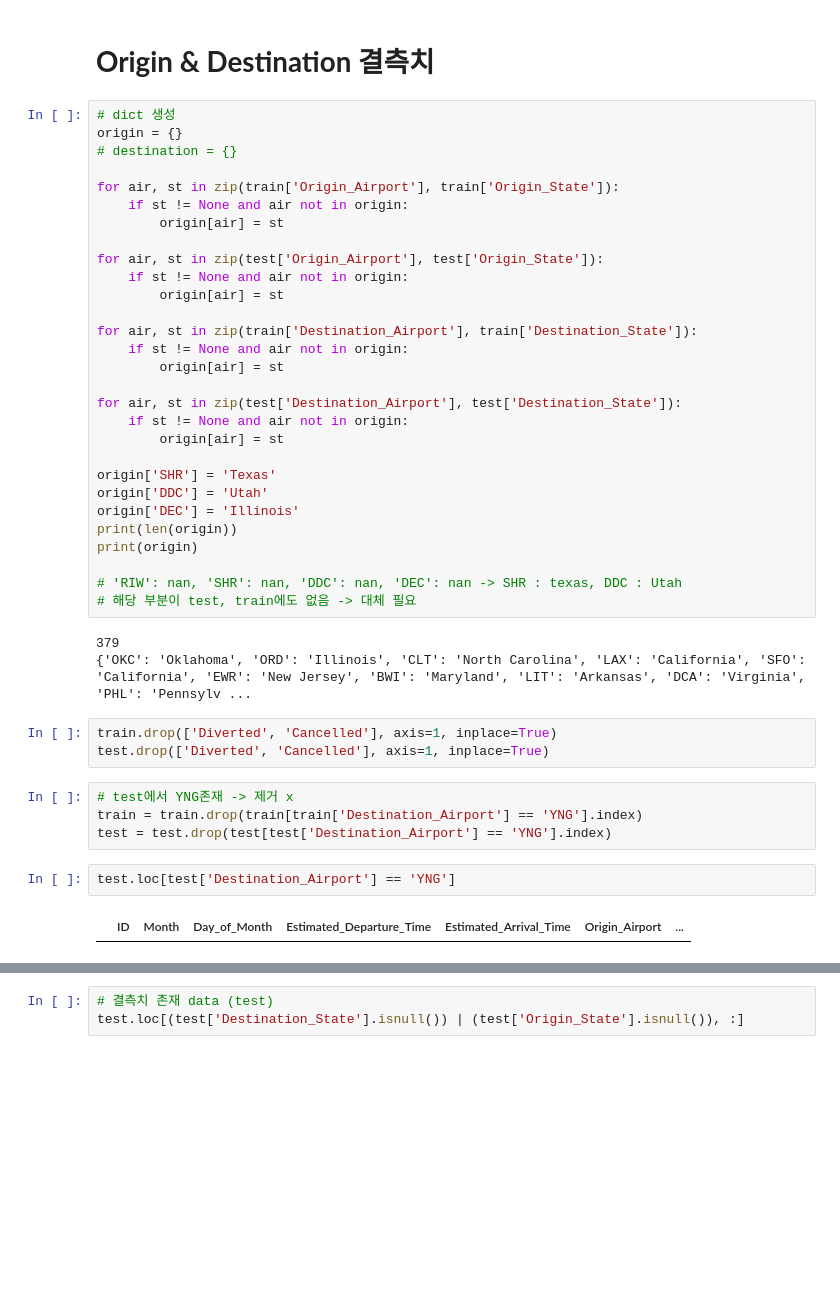
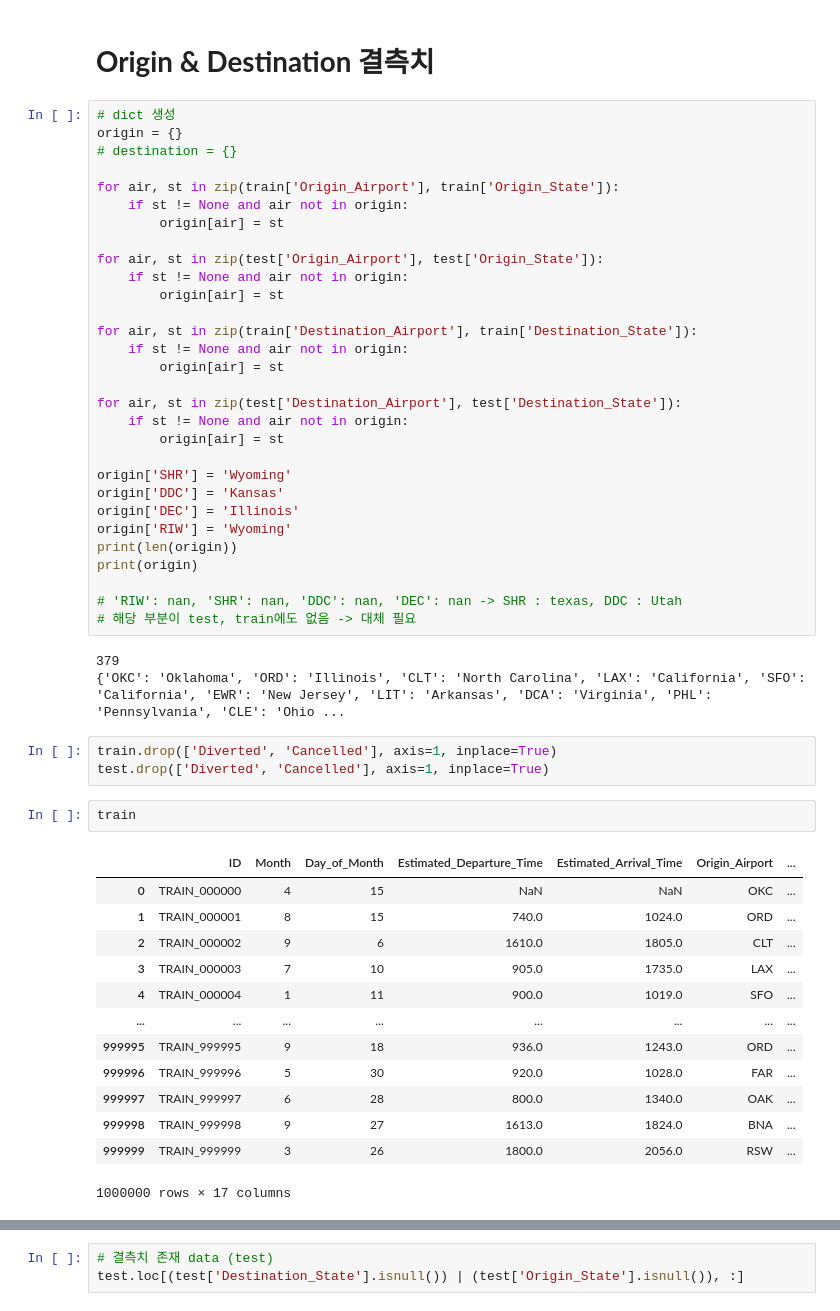
Before and after one commit to YunSeoHwan/My-own-study-repository, a Jupyter notebook: [Baseline]_Parquet_변환과_Random_Forest_Classifier.ipynb, the cells around one changed output, grey strips where cells are left out. Cells and saved outputs as stored; diff of their text form; blank space fills up the shorter version.

```diff
--- a/[Baseline]_Parquet_변환과_Random_Forest_Classifier.ipynb
+++ b/[Baseline]_Parquet_변환과_Random_Forest_Classifier.ipynb
@@ -207,9 +207,10 @@ for air, st in zip(test['Destination_Airport'], test['Destination_State']):
     if st != None and air not in origin:
         origin[air] = st
 
-origin['SHR'] = 'Texas'
-origin['DDC'] = 'Utah'
+origin['SHR'] = 'Wyoming'
+origin['DDC'] = 'Kansas'
 origin['DEC'] = 'Illinois'
+origin['RIW'] = 'Wyoming'
 print(len(origin))
 print(origin)
 
@@ -217,18 +218,26 @@ print(origin)
 # 해당 부분이 test, train에도 없음 -> 대체 필요
 # %% [output]
 379
-{'OKC': 'Oklahoma', 'ORD': 'Illinois', 'CLT': 'North Carolina', 'LAX': 'California', 'SFO': 'California', 'EWR': 'New Jersey', 'BWI': 'Maryland', 'LIT': 'Arkansas', 'DCA': 'Virginia', 'PHL': 'Pennsylv ...
+{'OKC': 'Oklahoma', 'ORD': 'Illinois', 'CLT': 'North Carolina', 'LAX': 'California', 'SFO': 'California', 'EWR': 'New Jersey', 'LIT': 'Arkansas', 'DCA': 'Virginia', 'PHL': 'Pennsylvania', 'CLE': 'Ohio ...
 # %%
 train.drop(['Diverted', 'Cancelled'], axis=1, inplace=True)
 test.drop(['Diverted', 'Cancelled'], axis=1, inplace=True)
-# %%
-# test에서 YNG존재 -> 제거 x
-train = train.drop(train[train['Destination_Airport'] == 'YNG'].index)
-test = test.drop(test[test['Destination_Airport'] == 'YNG'].index)
-# %%
-test.loc[test['Destination_Airport'] == 'YNG']
-# %% [output]
-|  | ID | Month | Day_of_Month | Estimated_Departure_Time | Estimated_Arrival_Time | Origin_Airport | ... |
+# %%
+train
+# %% [output]
+|  | ID | Month | Day_of_Month | Estimated_Departure_Time | Estimated_Arrival_Time | Origin_Airport | ... |
+| 0 | TRAIN_000000 | 4 | 15 | NaN | NaN | OKC | ... |
+| 1 | TRAIN_000001 | 8 | 15 | 740.0 | 1024.0 | ORD | ... |
+| 2 | TRAIN_000002 | 9 | 6 | 1610.0 | 1805.0 | CLT | ... |
+| 3 | TRAIN_000003 | 7 | 10 | 905.0 | 1735.0 | LAX | ... |
+| 4 | TRAIN_000004 | 1 | 11 | 900.0 | 1019.0 | SFO | ... |
+| ... | ... | ... | ... | ... | ... | ... | ... |
+| 999995 | TRAIN_999995 | 9 | 18 | 936.0 | 1243.0 | ORD | ... |
+| 999996 | TRAIN_999996 | 5 | 30 | 920.0 | 1028.0 | FAR | ... |
+| 999997 | TRAIN_999997 | 6 | 28 | 800.0 | 1340.0 | OAK | ... |
+| 999998 | TRAIN_999998 | 9 | 27 | 1613.0 | 1824.0 | BNA | ... |
+| 999999 | TRAIN_999999 | 3 | 26 | 1800.0 | 2056.0 | RSW | ... |
+1000000 rows × 17 columns
 # %%
 test.describe(include='O')
 # %% [output]
```
Also changed, not shown: parts of 8 cells of this notebook.
